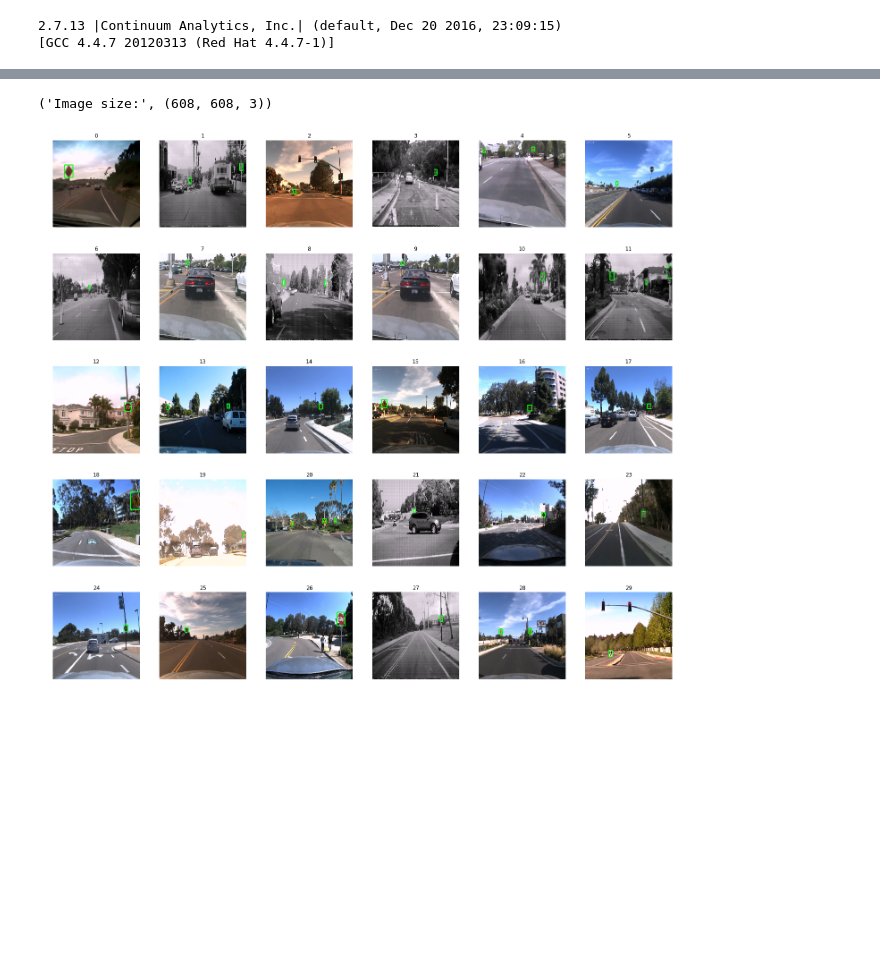
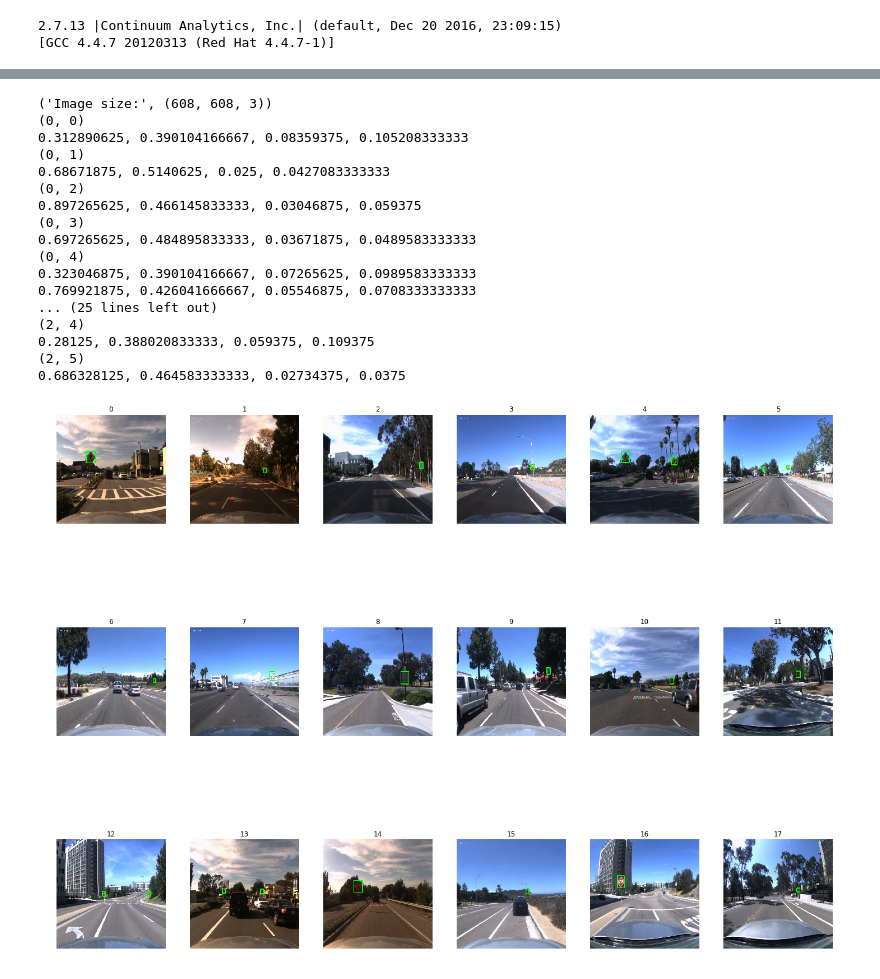
Before and after one commit to datlife/yolov2, a Jupyter notebook: notebooks/Test_generator.ipynb, the cells around one changed output, grey strips where cells are left out. Saved outputs shown, nothing was run; the diff lists cells and outputs as text; code cells hidden in the pictures; blank space fills up the shorter version.

Commit message:
Updated YOLOv2

```diff
--- a/notebooks/Test_generator.ipynb
+++ b/notebooks/Test_generator.ipynb
@@ -16,7 +16,7 @@ if module_path not in sys.path:
 import numpy as np
 from utils.parser import parse_inputs    # Data handler for LISA dataset
 
-training_instances = parse_inputs('../data/training.txt')
+training_instances = parse_inputs('/home/dat/Documents/yolov2/dataset/lisa_extension/training.txt')
 print("Train: {} samples\nNumber of classes:".format(len(training_instances)))
 
 # Display few instances
@@ -53,6 +59,8 @@ from utils.box import Box
 import matplotlib.pyplot as plt
 %matplotlib inline
 import cv2
+
+
 i = np.random.randint(0, len(images))
 img = images[i]
 label = labels[i]
@@ -70,9 +78,10 @@ def get_gt(label):
     if len(tmp[0:4]) == 0 :
         bbox = Box(0,0,0,0)
     else:
-        for i in range(len(tmp)/(7*N_ANCHORS)):
-            xc, yc, w ,h = tmp[tmp > 0][i*7*N_ANCHORS:i*7*N_ANCHORS + 4]
+        for i in range(0, len(tmp), (6*N_ANCHORS)):
+            xc, yc, w ,h = tmp[tmp > 0][i:i + 4]
             bbox = Box(xc, yc, w ,h)
+            print(bbox)
             bbox.to_abs_size((width, height))
             opencv_box = bbox.to_opencv_format()[0]
             bboxes.append(opencv_box)
@@ -87,22 +97,39 @@ plt.imshow(draw_box(img, bboxes))
 # %%
 from utils.box import Box
 import matplotlib.pyplot as plt
 %matplotlib inline
 
-row, col = 5, 6
+row, col = 3, 6
 fg, a    = plt.subplots(row, col, figsize =(20, 18))
 fg.tight_layout()
 height, width, _ = images[0].shape
 print("Image size:", images[0].shape)
 i        = 0
 for r in range(row):
     for c in range(col):
+        print(r, c)
         bboxes = get_gt(labels[i])
         a[r, c].axis('off')
         plt.tight_layout()
         a[r, c].imshow(draw_box(images[i], bboxes))
         a[r, c].set_title(str(i))
         i +=1
 # %% [output]
 ('Image size:', (608, 608, 3))
+(0, 0)
+0.312890625, 0.390104166667, 0.08359375, 0.105208333333
+(0, 1)
+0.68671875, 0.5140625, 0.025, 0.0427083333333
+(0, 2)
+0.897265625, 0.466145833333, 0.03046875, 0.059375
+(0, 3)
+0.697265625, 0.484895833333, 0.03671875, 0.0489583333333
+(0, 4)
+0.323046875, 0.390104166667, 0.07265625, 0.0989583333333
+0.769921875, 0.426041666667, 0.05546875, 0.0708333333333
+... (25 lines left out)
+(2, 4)
+0.28125, 0.388020833333, 0.059375, 0.109375
+(2, 5)
+0.686328125, 0.464583333333, 0.02734375, 0.0375
-[figure, old version]
+[figure, new version]
```
Also changed, not shown: parts of 4 cells of this notebook, 9 other files.
